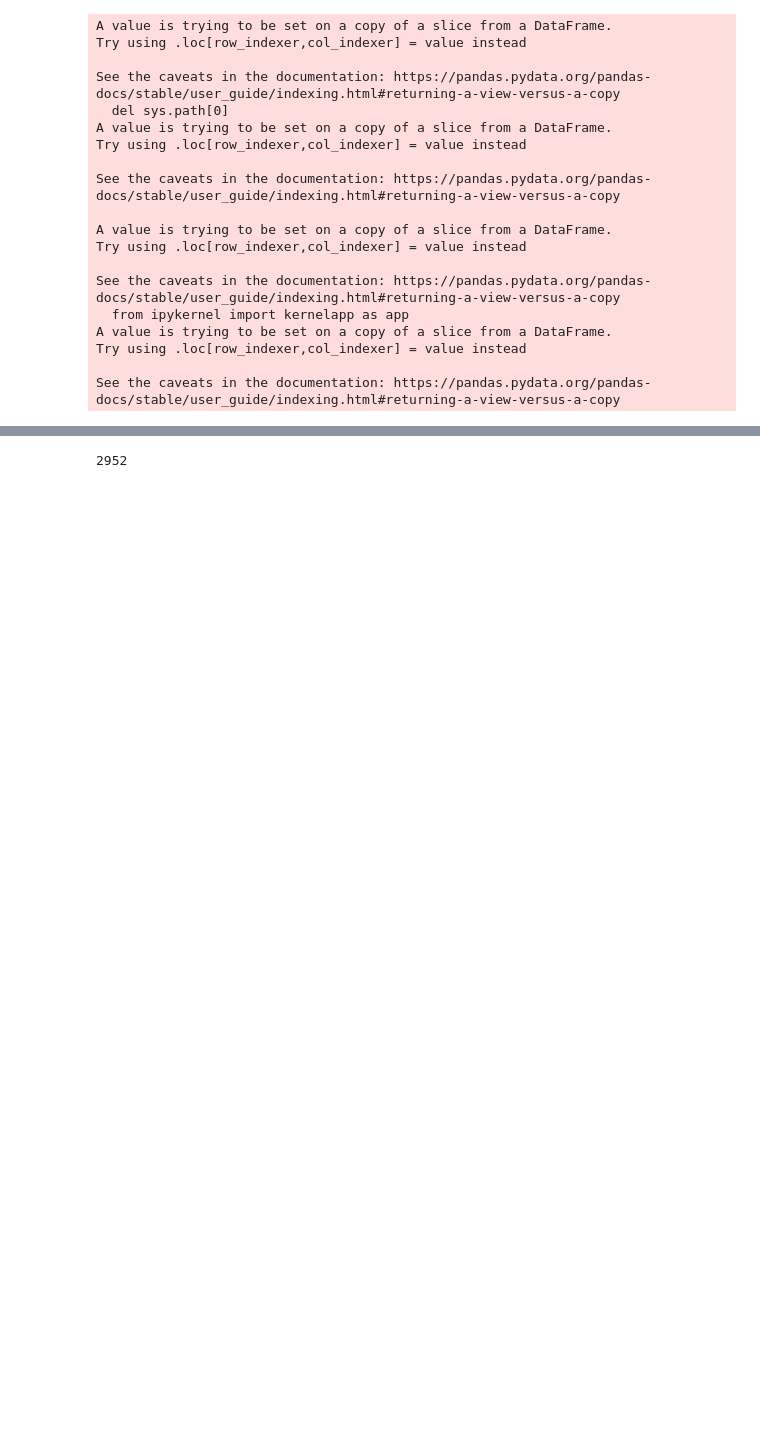
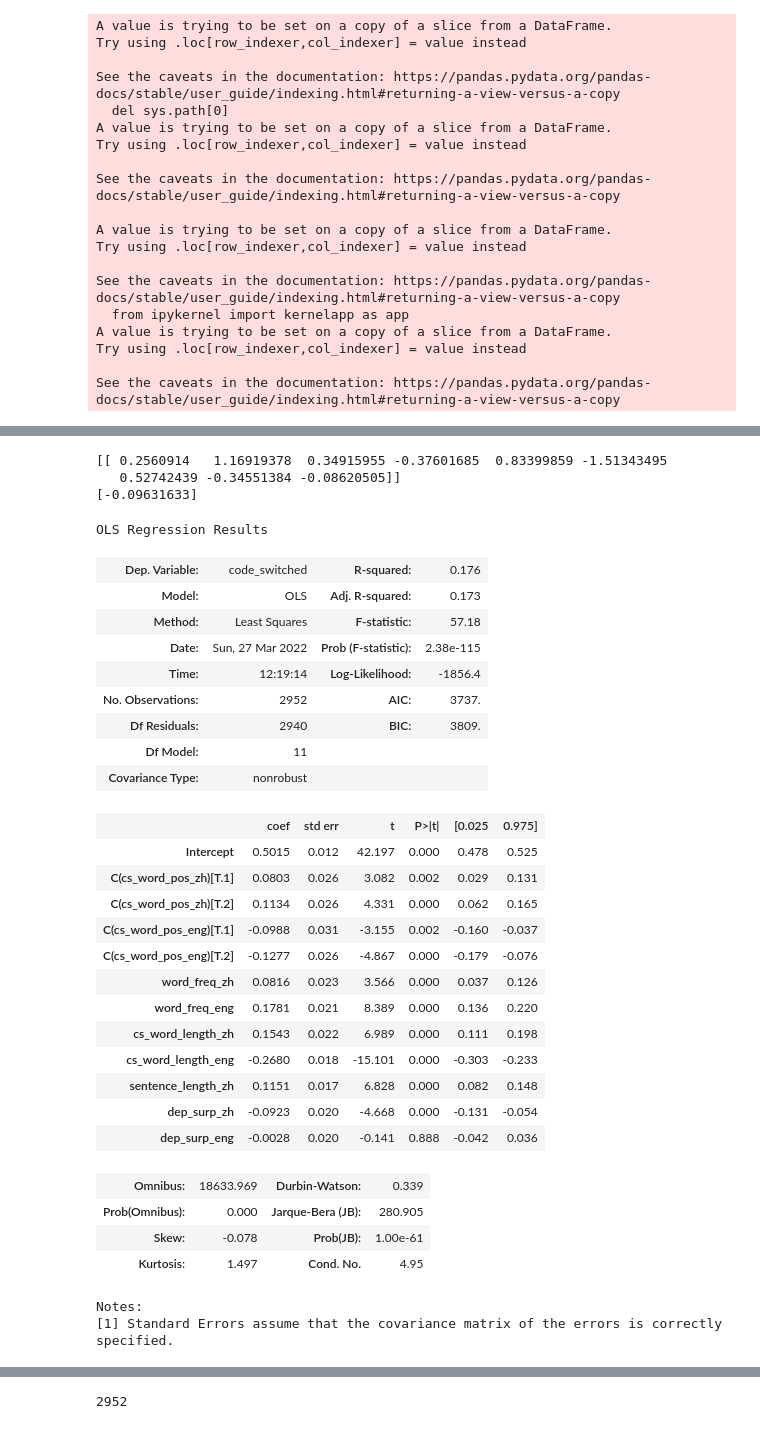
Before and after one commit to db758/code-switching, a Jupyter notebook: notebooks/regression.ipynb, the cells around one changed output, grey strips where cells are left out. Cells and saved outputs as stored; diff of their text form; code cells hidden in the pictures; blank space fills up the shorter version.

```diff
--- a/notebooks/regression.ipynb
+++ b/notebooks/regression.ipynb
@@ -1016,0 +1420,2 @@ dep_surp_final.head()
+# %%
+dep_surp_eng = dep_surp_eng.dropna()
@@ -1016,0 +1426,2 @@ dep_surp_final.head()
+# %%
+dep_surp_eng_final = dep_surp_eng[['word_freq_zh', 'word_freq_eng', 'cs_word_pos_zh', 'cs_word_pos_eng', 'cs_word_length_zh', 'cs_word_length_eng', 'sentence_length_zh', 'dep_surp_zh', 'dep_surp_eng']]
@@ -1016,0 +1437,24 @@ dep_surp_final.head()
+# %%
+cs_word_frequency = np.array(dep_surp_eng_final['word_freq_zh'])
+cs_word_length = np.array(dep_surp_eng_final['cs_word_length_zh'])
+sentence_length = np.array(dep_surp_eng_final['sentence_length_zh'])
+cs_word_frequency_eng = np.array(dep_surp_eng_final['word_freq_eng'])
+cs_word_length_eng = np.array(dep_surp_eng_final['cs_word_length_eng'])
+dep_surp_val = np.array(dep_surp_eng_final['dep_surp_zh'])
+dep_surp_val_eng = np.array(dep_surp_eng_final['dep_surp_eng'])
+
+cs_word_frequency_new = (cs_word_frequency-np.mean(cs_word_frequency))*0.5/np.std(cs_word_frequency)
+cs_word_length_new = (cs_word_length-np.mean(cs_word_length))*0.5/np.std(cs_word_length)
+sentence_length_new = (sentence_length-np.mean(sentence_length))*0.5/np.std(sentence_length)
+cs_word_frequency_eng_new = (cs_word_frequency_eng-np.mean(cs_word_frequency_eng))*0.5/np.std(cs_word_frequency_eng)
+cs_word_length_eng_new = (cs_word_length_eng-np.mean(cs_word_length_eng))*0.5/np.std(cs_word_length_eng)
+dep_surp_new = (dep_surp_val-np.mean(dep_surp_val))*0.5/np.std(dep_surp_val)
+dep_surp_eng_new = (dep_surp_val_eng-np.mean(dep_surp_val_eng))*0.5/np.std(dep_surp_val_eng)
+
+dep_surp_eng_final['word_freq_zh'] = cs_word_frequency_new
+dep_surp_eng_final['cs_word_length_zh'] = cs_word_length_new
+dep_surp_eng_final['sentence_length_zh'] = sentence_length_new
+dep_surp_eng_final['word_freq_eng'] = cs_word_frequency_eng_new
+dep_surp_eng_final['cs_word_length_eng'] = cs_word_length_eng_new
+dep_surp_eng_final['dep_surp_zh'] = dep_surp_new
+dep_surp_eng_final['dep_surp_eng'] = dep_surp_eng_new
@@ -1128,3 +1598,7 @@ mean test f1 micro: 0.6426454420522216
 # print('AIC: %.3f' % aic)
 # bic = calculate_bic(len(y), ll, num_params)
 # print('BIC: %.3f' % bic)
+# %%
+X = dep_surp_eng_final
+y = dep_surp_eng['code_switched']
+X_train, X_test, y_train, y_test = train_test_split(X, y, test_size=0.3, random_state=0)
@@ -1130,0 +1620,43 @@ mean test f1 micro: 0.6426454420522216
+# %%
+print(clf.coef_)
+print(clf.intercept_)
+# %% [output]
+[[ 0.2560914   1.16919378  0.34915955 -0.37601685  0.83399859 -1.51343495
+   0.52742439 -0.34551384 -0.08620505]]
+[-0.09631633]
+# %%
+dep_surp_eng_final_new = X.copy()
+dep_surp_eng_final_new['code_switched'] = y.copy()
+
+model = smf.ols(formula="code_switched ~ word_freq_zh + word_freq_eng + C(cs_word_pos_zh) + C(cs_word_pos_eng) + cs_word_length_zh + cs_word_length_eng + sentence_length_zh + dep_surp_zh + dep_surp_eng",data=dep_surp_eng_final_new).fit()
+model.summary()
+# %% [output]
+OLS Regression Results
+| Dep. Variable: | code_switched | R-squared: | 0.176 |
+| Model: | OLS | Adj. R-squared: | 0.173 |
+| Method: | Least Squares | F-statistic: | 57.18 |
+| Date: | Sun, 27 Mar 2022 | Prob (F-statistic): | 2.38e-115 |
+| Time: | 12:19:14 | Log-Likelihood: | -1856.4 |
+| No. Observations: | 2952 | AIC: | 3737. |
+| Df Residuals: | 2940 | BIC: | 3809. |
+| Df Model: | 11 |  |  |
+| Covariance Type: | nonrobust |  |  |
+|  | coef | std err | t | P>|t| | [0.025 | 0.975] |
+| Intercept | 0.5015 | 0.012 | 42.197 | 0.000 | 0.478 | 0.525 |
+| C(cs_word_pos_zh)[T.1] | 0.0803 | 0.026 | 3.082 | 0.002 | 0.029 | 0.131 |
+| C(cs_word_pos_zh)[T.2] | 0.1134 | 0.026 | 4.331 | 0.000 | 0.062 | 0.165 |
+| C(cs_word_pos_eng)[T.1] | -0.0988 | 0.031 | -3.155 | 0.002 | -0.160 | -0.037 |
+| C(cs_word_pos_eng)[T.2] | -0.1277 | 0.026 | -4.867 | 0.000 | -0.179 | -0.076 |
+| word_freq_zh | 0.0816 | 0.023 | 3.566 | 0.000 | 0.037 | 0.126 |
+| word_freq_eng | 0.1781 | 0.021 | 8.389 | 0.000 | 0.136 | 0.220 |
+| cs_word_length_zh | 0.1543 | 0.022 | 6.989 | 0.000 | 0.111 | 0.198 |
+| cs_word_length_eng | -0.2680 | 0.018 | -15.101 | 0.000 | -0.303 | -0.233 |
+| sentence_length_zh | 0.1151 | 0.017 | 6.828 | 0.000 | 0.082 | 0.148 |
+| dep_surp_zh | -0.0923 | 0.020 | -4.668 | 0.000 | -0.131 | -0.054 |
+| dep_surp_eng | -0.0028 | 0.020 | -0.141 | 0.888 | -0.042 | 0.036 |
+| Omnibus: | 18633.969 | Durbin-Watson: | 0.339 |
+| Prob(Omnibus): | 0.000 | Jarque-Bera (JB): | 280.905 |
+| Skew: | -0.078 | Prob(JB): | 1.00e-61 |
+| Kurtosis: | 1.497 | Cond. No. | 4.95 |
+Notes:
+[1] Standard Errors assume that the covariance matrix of the errors is correctly specified.
```
Also changed, not shown: parts of 146 cells of this notebook, 1 other file.
